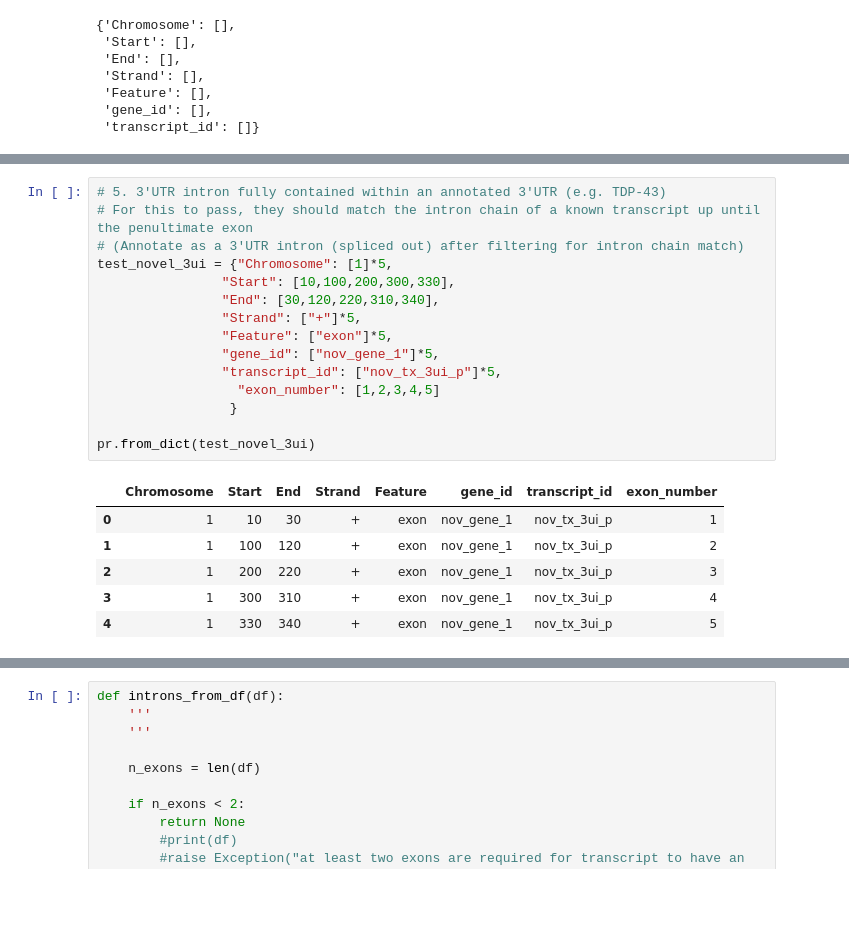
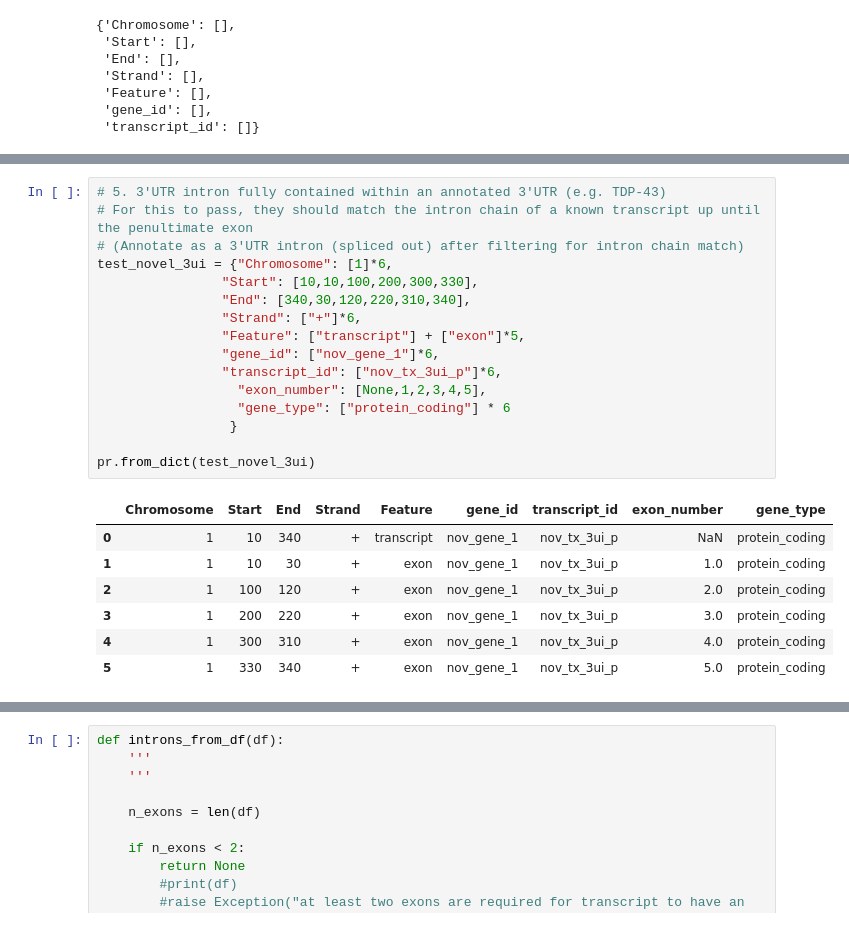
Before and after one commit to frattalab/PAPA, a Jupyter notebook: scripts/stringtie_intron_chain_classification.ipynb, the cells around one changed output, grey strips where cells are left out. Drawn from its saved outputs; the diff is of its cells as text; blank space fills up the shorter version.

```diff
--- a/scripts/stringtie_intron_chain_classification.ipynb
+++ b/scripts/stringtie_intron_chain_classification.ipynb
@@ -162,25 +178,27 @@ pr.from_dict(test_novel_mult)
 # %%
 # 5. 3'UTR intron fully contained within an annotated 3'UTR (e.g. TDP-43)
 # For this to pass, they should match the intron chain of a known transcript up until the penultimate exon
 # (Annotate as a 3'UTR intron (spliced out) after filtering for intron chain match)
-test_novel_3ui = {"Chromosome": [1]*5,
-                "Start": [10,100,200,300,330],
-                "End": [30,120,220,310,340],
-                "Strand": ["+"]*5,
-                "Feature": ["exon"]*5,
-                "gene_id": ["nov_gene_1"]*5,
-                "transcript_id": ["nov_tx_3ui_p"]*5,
-                  "exon_number": [1,2,3,4,5]
+test_novel_3ui = {"Chromosome": [1]*6,
+                "Start": [10,10,100,200,300,330],
+                "End": [340,30,120,220,310,340],
+                "Strand": ["+"]*6,
+                "Feature": ["transcript"] + ["exon"]*5,
+                "gene_id": ["nov_gene_1"]*6,
+                "transcript_id": ["nov_tx_3ui_p"]*6,
+                  "exon_number": [None,1,2,3,4,5],
+                  "gene_type": ["protein_coding"] * 6
                  }
 
 pr.from_dict(test_novel_3ui)
 # %% [output]
-|  | Chromosome | Start | End | Strand | Feature | gene_id | transcript_id | exon_number |
-| 0 | 1 | 10 | 30 | + | exon | nov_gene_1 | nov_tx_3ui_p | 1 |
-| 1 | 1 | 100 | 120 | + | exon | nov_gene_1 | nov_tx_3ui_p | 2 |
-| 2 | 1 | 200 | 220 | + | exon | nov_gene_1 | nov_tx_3ui_p | 3 |
-| 3 | 1 | 300 | 310 | + | exon | nov_gene_1 | nov_tx_3ui_p | 4 |
-| 4 | 1 | 330 | 340 | + | exon | nov_gene_1 | nov_tx_3ui_p | 5 |
+|  | Chromosome | Start | End | Strand | Feature | gene_id | transcript_id | exon_number | gene_type |
+| 0 | 1 | 10 | 340 | + | transcript | nov_gene_1 | nov_tx_3ui_p | NaN | protein_coding |
+| 1 | 1 | 10 | 30 | + | exon | nov_gene_1 | nov_tx_3ui_p | 1.0 | protein_coding |
+| 2 | 1 | 100 | 120 | + | exon | nov_gene_1 | nov_tx_3ui_p | 2.0 | protein_coding |
+| 3 | 1 | 200 | 220 | + | exon | nov_gene_1 | nov_tx_3ui_p | 3.0 | protein_coding |
+| 4 | 1 | 300 | 310 | + | exon | nov_gene_1 | nov_tx_3ui_p | 4.0 | protein_coding |
+| 5 | 1 | 330 | 340 | + | exon | nov_gene_1 | nov_tx_3ui_p | 5.0 | protein_coding |
 # %%
 #6. Distal last exon spliced from penultimate exon (i.e. a mutually exclusive last exon) (e.g. SMC1A)
 # For this to pass, they should match the intron chain of a known transcript up until the penultimate exon
```
Also changed, not shown: parts of 38 cells of this notebook.
